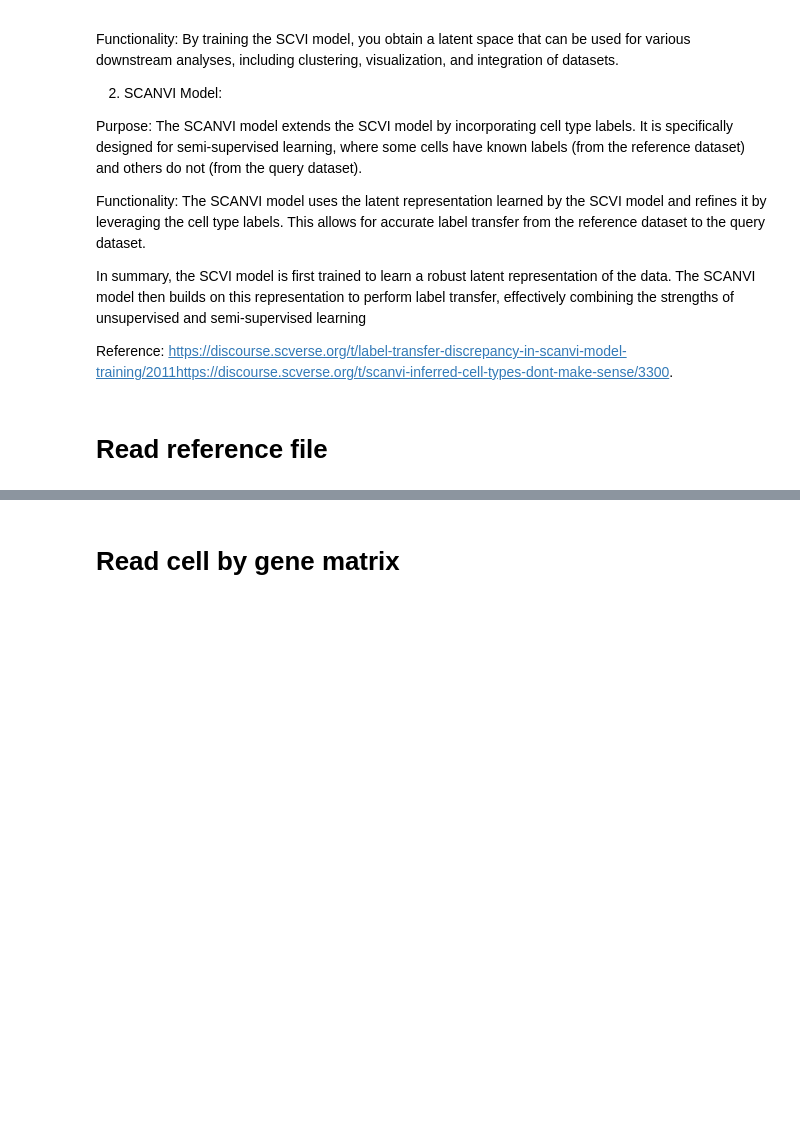
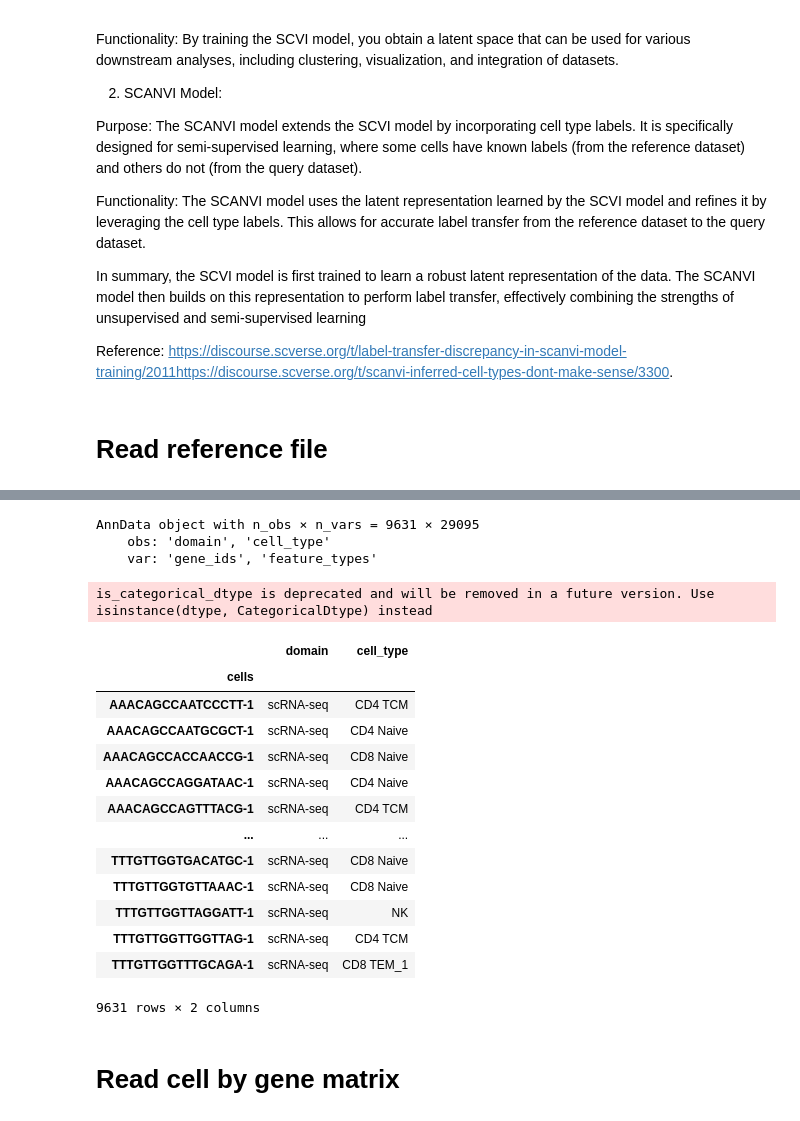
Before and after one commit to Droslj/scATAC-seq-complete-, a Jupyter notebook: scATAC_seq_(1)_complete.ipynb, the cells around one changed output, grey strips where cells are left out. Drawn from its saved outputs; the diff is of its cells as text; code cells hidden in the pictures; blank space fills up the shorter version.

```diff
--- a/scATAC_seq_(1)_complete.ipynb
+++ b/scATAC_seq_(1)_complete.ipynb
@@ -370,5 +403,5 @@ https://discourse.scverse.org/t/label-transfer-discrepancy-in-scanvi-model-train
 # %% [markdown]
 # Read reference file
 # %%
-reference = sc.read_h5ad('/content/drive/MyDrive/Colab Notebooks/PBMC_reference_atlas_final.h5ad')
-#reference = snap.read(snap.datasets.pbmc10k_multiome(), backed=None)
+#reference = sc.read_h5ad('/content/drive/MyDrive/Colab Notebooks/PBMC_reference_atlas_final.h5ad')
+reference = snap.read(snap.datasets.pbmc10k_multiome(), backed=None)
@@ -375,2 +410,6 @@ reference = sc.read_h5ad('/content/drive/MyDrive/Colab Notebooks/PBMC_reference_
 # %%
 reference
+# %% [output]
+AnnData object with n_obs × n_vars = 9631 × 29095
+    obs: 'domain', 'cell_type'
+    var: 'gene_ids', 'feature_types'
@@ -379,3 +416,21 @@ SRR26046013_DM_AOA_INH_GM
+# %%
+reference.obs
+# %% [output]
+is_categorical_dtype is deprecated and will be removed in a future version. Use isinstance(dtype, CategoricalDtype) instead
+|  | domain | cell_type |
+| cells |  |  |
+| AAACAGCCAATCCCTT-1 | scRNA-seq | CD4 TCM |
+| AAACAGCCAATGCGCT-1 | scRNA-seq | CD4 Naive |
+| AAACAGCCACCAACCG-1 | scRNA-seq | CD8 Naive |
+| AAACAGCCAGGATAAC-1 | scRNA-seq | CD4 Naive |
+| AAACAGCCAGTTTACG-1 | scRNA-seq | CD4 TCM |
+| ... | ... | ... |
+| TTTGTTGGTGACATGC-1 | scRNA-seq | CD8 Naive |
+| TTTGTTGGTGTTAAAC-1 | scRNA-seq | CD8 Naive |
+| TTTGTTGGTTAGGATT-1 | scRNA-seq | NK |
+| TTTGTTGGTTGGTTAG-1 | scRNA-seq | CD4 TCM |
+| TTTGTTGGTTTGCAGA-1 | scRNA-seq | CD8 TEM_1 |
+9631 rows × 2 columns
 # %% [markdown]
 # Read cell by gene matrix
 # %%
```
Also changed, not shown: parts of 68 cells of this notebook.
